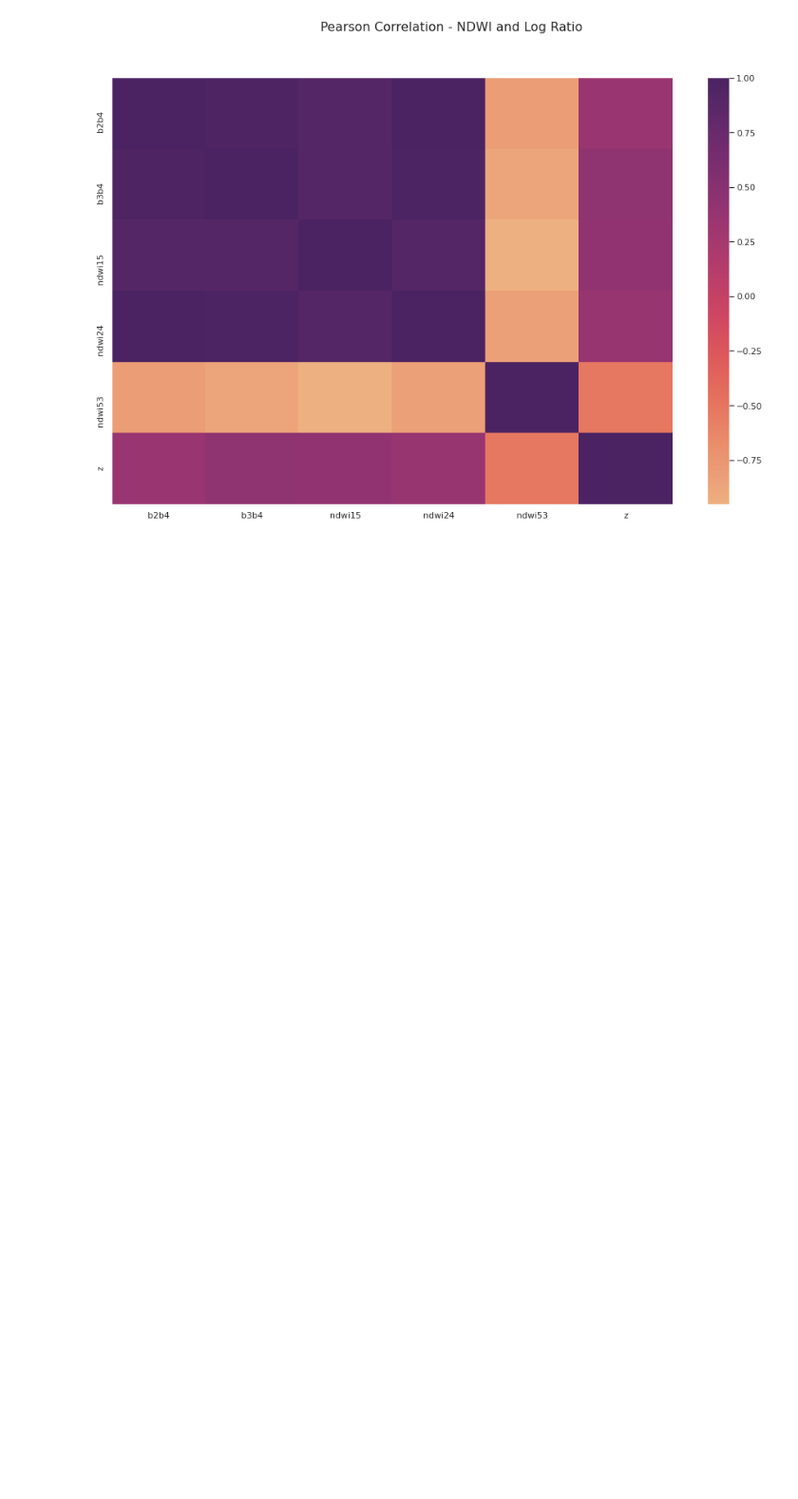
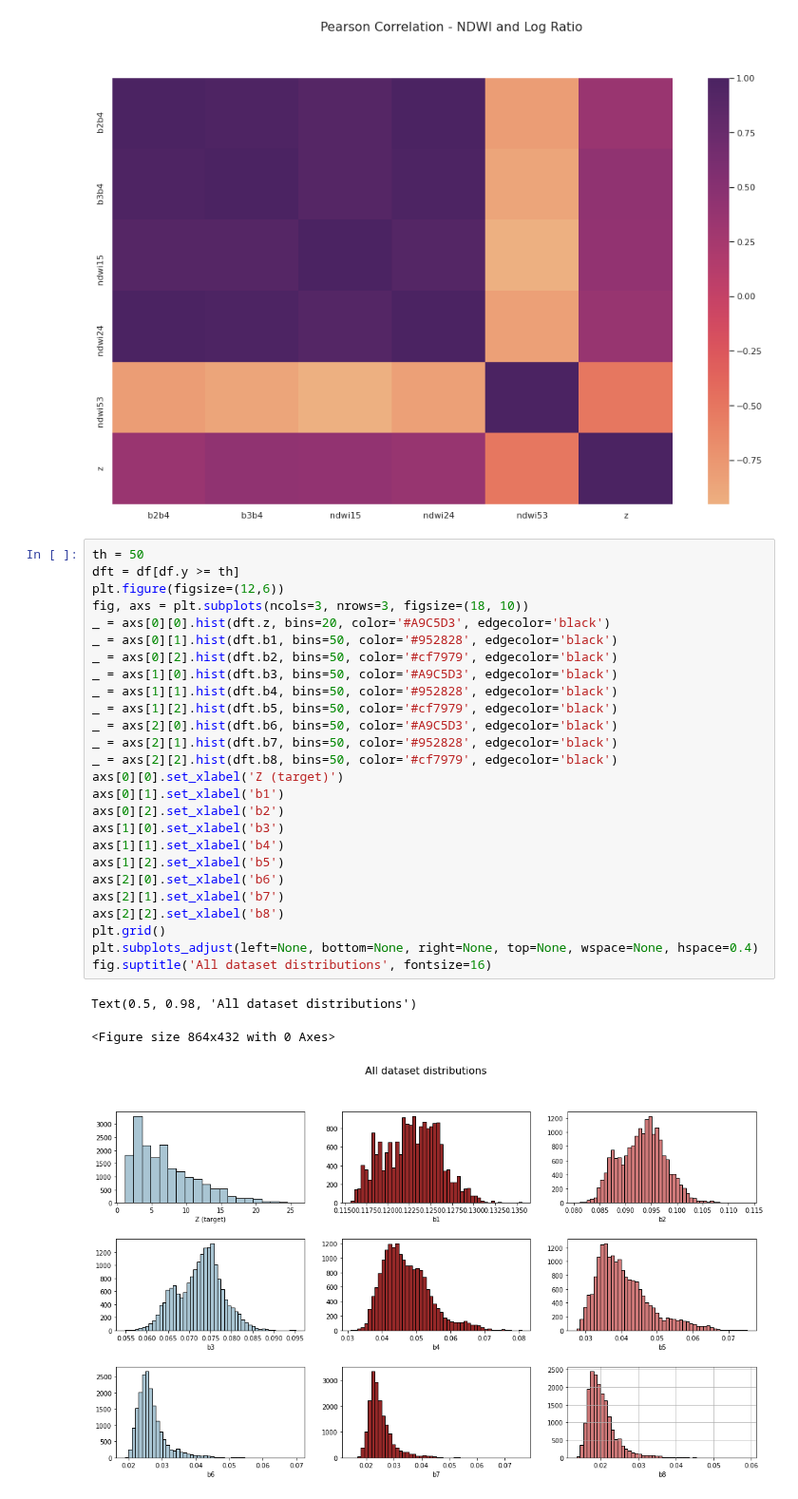
Before and after one commit to Ocean-Technologies/satellite_bathymetry, a Jupyter notebook: notebooks/data_exploratory_visualization.ipynb, the cells around one changed output. Shown at 95% size. Drawn from its saved outputs; the diff is of its cells as text; blank space fills up the shorter version.

Commit message:
Added chart visualization for ROI cut in half

```diff
--- a/notebooks/data_exploratory_visualization.ipynb
+++ b/notebooks/data_exploratory_visualization.ipynb
@@ -99,3 +99,33 @@ fig.suptitle('Pearson Correlation - NDWI and Log Ratio', fontsize=16)
 fig.savefig('../charts/exploratory_analysis//pearson_corr_ndwlogs.jpg')
 # %% [output]
 [figure]
+# %%
+th = 50
+dft = df[df.y >= th]
+plt.figure(figsize=(12,6))
+fig, axs = plt.subplots(ncols=3, nrows=3, figsize=(18, 10))
+_ = axs[0][0].hist(dft.z, bins=20, color='#A9C5D3', edgecolor='black')
+_ = axs[0][1].hist(dft.b1, bins=50, color='#952828', edgecolor='black')
+_ = axs[0][2].hist(dft.b2, bins=50, color='#cf7979', edgecolor='black')
+_ = axs[1][0].hist(dft.b3, bins=50, color='#A9C5D3', edgecolor='black')
+_ = axs[1][1].hist(dft.b4, bins=50, color='#952828', edgecolor='black')
+_ = axs[1][2].hist(dft.b5, bins=50, color='#cf7979', edgecolor='black')
+_ = axs[2][0].hist(dft.b6, bins=50, color='#A9C5D3', edgecolor='black')
+_ = axs[2][1].hist(dft.b7, bins=50, color='#952828', edgecolor='black')
+_ = axs[2][2].hist(dft.b8, bins=50, color='#cf7979', edgecolor='black')
+axs[0][0].set_xlabel('Z (target)')
+axs[0][1].set_xlabel('b1')
+axs[0][2].set_xlabel('b2')
+axs[1][0].set_xlabel('b3')
+axs[1][1].set_xlabel('b4')
+axs[1][2].set_xlabel('b5')
+axs[2][0].set_xlabel('b6')
+axs[2][1].set_xlabel('b7')
+axs[2][2].set_xlabel('b8')
+plt.grid()
+plt.subplots_adjust(left=None, bottom=None, right=None, top=None, wspace=None, hspace=0.4)
+fig.suptitle('All dataset distributions', fontsize=16)
+# %% [output]
+Text(0.5, 0.98, 'All dataset distributions')
+<Figure size 864x432 with 0 Axes>
+[figure, added]
```
Also changed, not shown: parts of 1 cell of this notebook.
